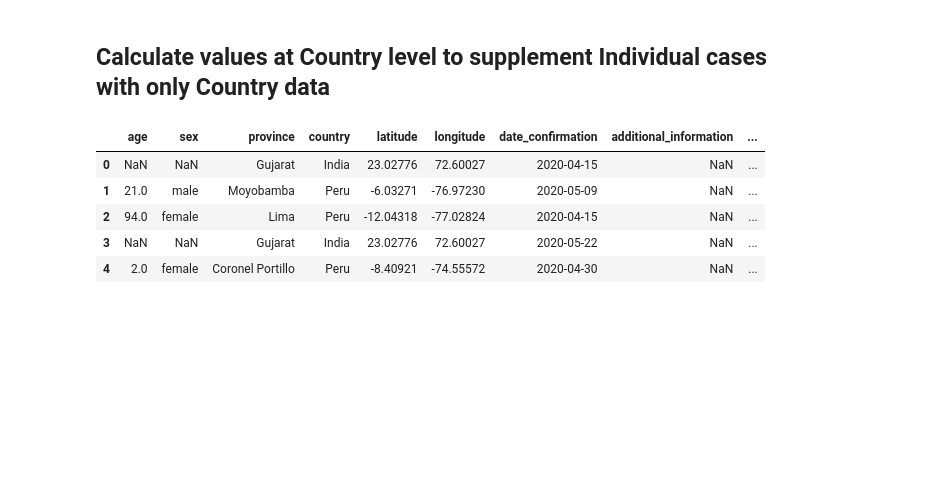
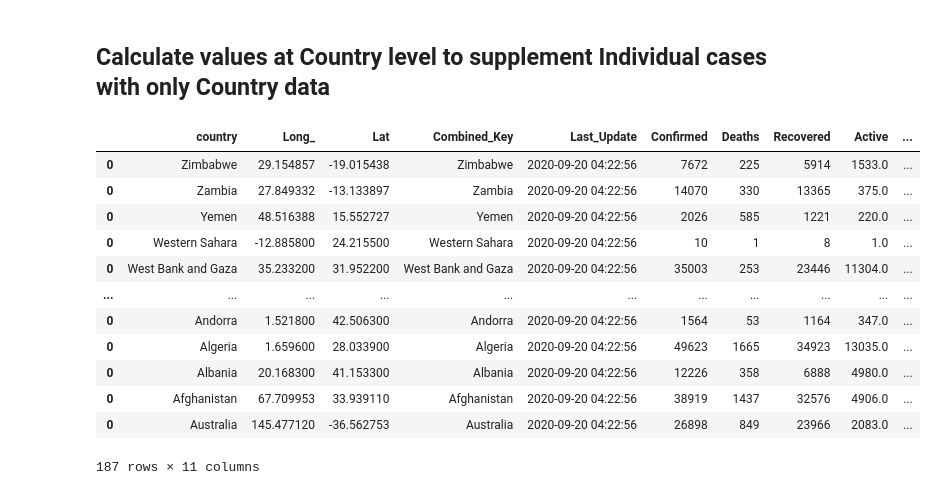
Before and after one commit to alhparsa/CMPT459-Project, a Jupyter notebook: Milestone_1.ipynb, the cells around one changed output. Drawn from its saved outputs; the diff is of its cells as text; code cells hidden in the pictures; blank space fills up the shorter version.

Commit message:
Join fully completed. If no matching province, country pairs, join with Country aggregate data.

```diff
--- a/Milestone_1.ipynb
+++ b/Milestone_1.ipynb
@@ -322,51 +322,43 @@ sums = pd.DataFrame(columns=columns)
 #sums = pd.DataFrame({'country':['Australia'],'Confirmed':[get_Sum(tmp, 'Confirmed')], 'Deaths':[get_Sum(tmp, 'Deaths')], 'Recovered': [get_Sum(tmp, 'Recovered')], 'Active': [get_Sum(tmp, 'Active')]})
 for c in d.location['Country_Region'].unique():
     temp = d.location[d.location['Country_Region'] == c]
     sums = pd.concat([pd.DataFrame({'country':[c], 'Combined_Key': [c], 'Last_Update': last_update, 'Confirmed':[get_Sum(temp, 'Confirmed')], 'Deaths':[get_Sum(temp, 'Deaths')], 'Recovered': [get_Sum(temp, 'Recovered')], 'Active': [get_Sum(temp, 'Active')]}), sums])
 sums
 #Calculate Case-fatality Ratio per country
 columns = ['country','Case-Fatality_Ratio']
 ratios = pd.DataFrame(columns=columns)
 for index, row in sums.iterrows():
     ratio = (row['Deaths'] / row['Confirmed']) * 100
     ratios = pd.concat([pd.DataFrame({'country': row['country'], 'Case-Fatality_Ratio': [ratio]}), ratios])
 
 # Merge everything so far together
 weighted = weighted.join(sums.set_index('country'), on = 'country')
 weighted = weighted.join(ratios.set_index('country'), on = 'country')
 weighted
 
 # Calcualte Incidence Rates at Country level
 columns = ['country','Incidence_Rate']
 rates = pd.DataFrame(columns=columns)
 for index, row in sums.iterrows():
     tmp = d.location[d.location['Country_Region'] == row['country']]
     pop = country_Population(tmp)
     rate = (row['Confirmed'] * 100000)/pop
     rates = pd.concat([pd.DataFrame({'country': row['country'], 'Incidence_Rate': [rate]}), rates])
 
 # Merge with the other recalculated values
 weighted = weighted.join(rates.set_index('country'), on = 'country')
 weighted
-
-# Merge the Country level data with cases without province/state but country
-individual_noState = d.individual[d.individual['province'].isnull()]
-individual_noState = individual_noState[individual_noState.country != 'United States']
-individual_noState = pd.merge(individual_noState, weighted, left_on=['country'], right_on=['country'], how = 'left')
-individual_noState
-
-
-# Append to the data frame of the initial Merge (US cases + Individuals with State/Provicne and Country data)
-initial_Merge = initial_Merge.append(individual_noState)
-
-# Export to CSV for future use
-initial_Merge.to_csv('./data/joined.csv', encoding='utf-8', index=False)
-
-initial_Merge.head(5)
 # %% [output]
-|  | age | sex | province | country | latitude | longitude | date_confirmation | additional_information | ... |
-| 0 | NaN | NaN | Gujarat | India | 23.02776 | 72.60027 | 2020-04-15 | NaN | ... |
-| 1 | 21.0 | male | Moyobamba | Peru | -6.03271 | -76.97230 | 2020-05-09 | NaN | ... |
-| 2 | 94.0 | female | Lima | Peru | -12.04318 | -77.02824 | 2020-04-15 | NaN | ... |
-| 3 | NaN | NaN | Gujarat | India | 23.02776 | 72.60027 | 2020-05-22 | NaN | ... |
-| 4 | 2.0 | female | Coronel Portillo | Peru | -8.40921 | -74.55572 | 2020-04-30 | NaN | ... |
+|  | country | Long_ | Lat | Combined_Key | Last_Update | Confirmed | Deaths | Recovered | Active | ... |
+| 0 | Zimbabwe | 29.154857 | -19.015438 | Zimbabwe | 2020-09-20 04:22:56 | 7672 | 225 | 5914 | 1533.0 | ... |
+| 0 | Zambia | 27.849332 | -13.133897 | Zambia | 2020-09-20 04:22:56 | 14070 | 330 | 13365 | 375.0 | ... |
+| 0 | Yemen | 48.516388 | 15.552727 | Yemen | 2020-09-20 04:22:56 | 2026 | 585 | 1221 | 220.0 | ... |
+| 0 | Western Sahara | -12.885800 | 24.215500 | Western Sahara | 2020-09-20 04:22:56 | 10 | 1 | 8 | 1.0 | ... |
+| 0 | West Bank and Gaza | 35.233200 | 31.952200 | West Bank and Gaza | 2020-09-20 04:22:56 | 35003 | 253 | 23446 | 11304.0 | ... |
+| ... | ... | ... | ... | ... | ... | ... | ... | ... | ... | ... |
+| 0 | Andorra | 1.521800 | 42.506300 | Andorra | 2020-09-20 04:22:56 | 1564 | 53 | 1164 | 347.0 | ... |
+| 0 | Algeria | 1.659600 | 28.033900 | Algeria | 2020-09-20 04:22:56 | 49623 | 1665 | 34923 | 13035.0 | ... |
+| 0 | Albania | 20.168300 | 41.153300 | Albania | 2020-09-20 04:22:56 | 12226 | 358 | 6888 | 4980.0 | ... |
+| 0 | Afghanistan | 67.709953 | 33.939110 | Afghanistan | 2020-09-20 04:22:56 | 38919 | 1437 | 32576 | 4906.0 | ... |
+| 0 | Australia | 145.477120 | -36.562753 | Australia | 2020-09-20 04:22:56 | 26898 | 849 | 23966 | 2083.0 | ... |
+187 rows × 11 columns
```
Also changed, not shown: parts of 4 cells of this notebook, 1 other file.
